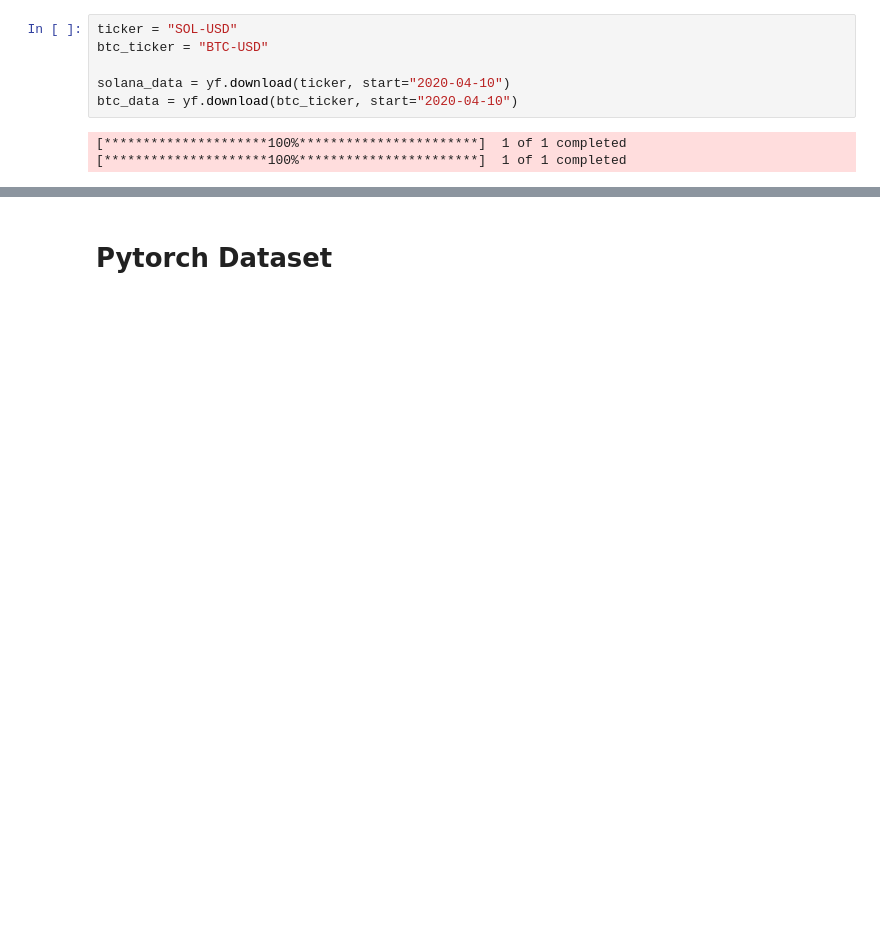
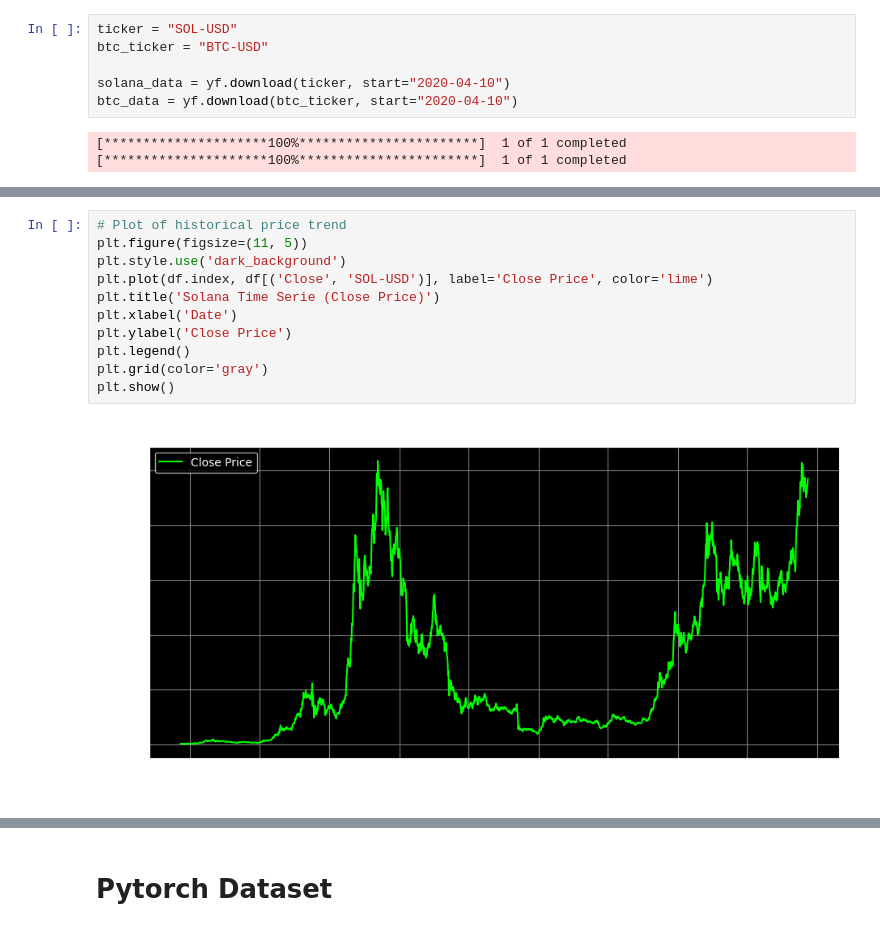
Before and after one commit to MicheleGiambelli/Deep-Learning-Project, a Jupyter notebook: Crypto_guru.ipynb, the cells around one changed output, grey strips where cells are left out. Saved outputs shown, nothing was run; the diff lists cells and outputs as text; blank space fills up the shorter version.

```diff
--- a/Crypto_guru.ipynb
+++ b/Crypto_guru.ipynb
@@ -97,0 +151,13 @@ df.head()
+# %%
+# Plot of historical price trend
+plt.figure(figsize=(11, 5))
+plt.style.use('dark_background')
+plt.plot(df.index, df[('Close', 'SOL-USD')], label='Close Price', color='lime')
+plt.title('Solana Time Serie (Close Price)')
+plt.xlabel('Date')
+plt.ylabel('Close Price')
+plt.legend()
+plt.grid(color='gray')
+plt.show()
+# %% [output]
+[figure, added]
```
Also changed, not shown: parts of 72 cells of this notebook.
